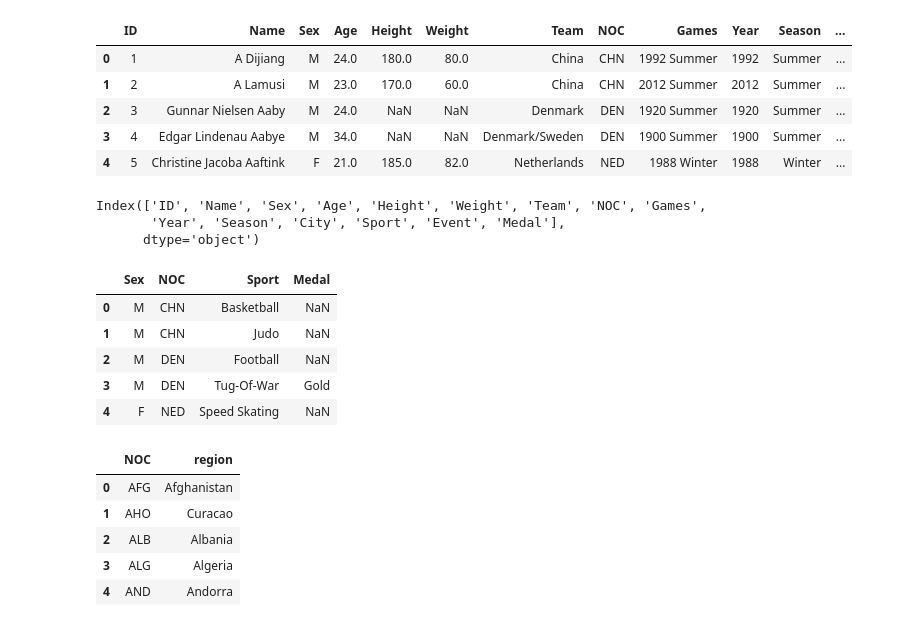
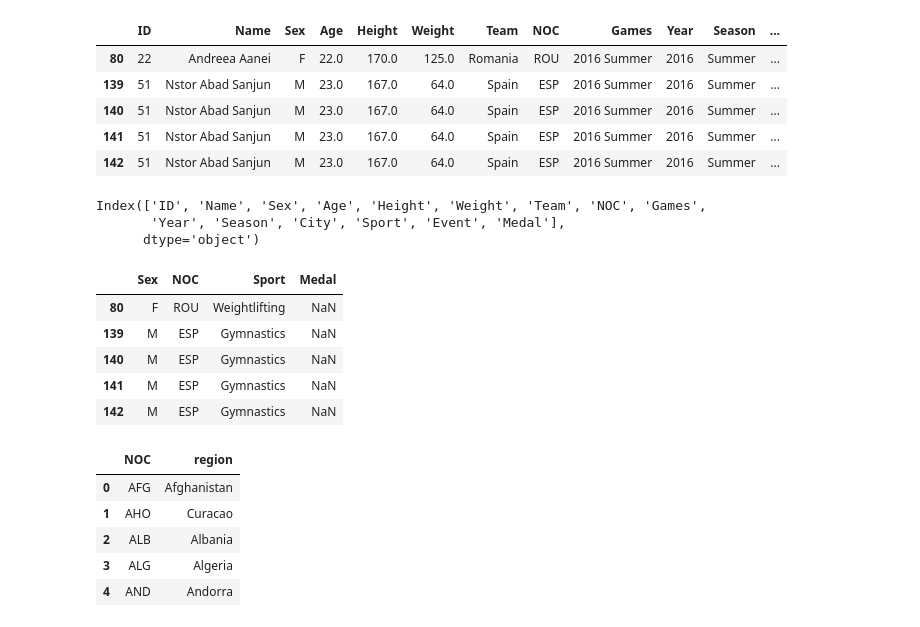
Before and after one commit to alpeshpatelgwu/etl_congressional, a Jupyter notebook: Olympics ETL - CLEAN.ipynb, the cells around one changed output. Saved outputs shown, nothing was run; the diff lists cells and outputs as text; code cells hidden in the pictures.

```diff
--- a/Olympics ETL - CLEAN.ipynb
+++ b/Olympics ETL - CLEAN.ipynb
@@ -7,15 +7,16 @@ pymysql.install_as_MySQLdb()
 # %%
 #Extract the Olympic data on how athlete's performed
 csv_file = "athlete_events.csv"
 athlete_events_df = pd.read_csv(csv_file)
+athlete_events_df = athlete_events_df[athlete_events_df["Year"] == 2016]
 athlete_events_df.head()
 # %% [output]
 |  | ID | Name | Sex | Age | Height | Weight | Team | NOC | Games | Year | Season | ... |
-| 0 | 1 | A Dijiang | M | 24.0 | 180.0 | 80.0 | China | CHN | 1992 Summer | 1992 | Summer | ... |
-| 1 | 2 | A Lamusi | M | 23.0 | 170.0 | 60.0 | China | CHN | 2012 Summer | 2012 | Summer | ... |
-| 2 | 3 | Gunnar Nielsen Aaby | M | 24.0 | NaN | NaN | Denmark | DEN | 1920 Summer | 1920 | Summer | ... |
-| 3 | 4 | Edgar Lindenau Aabye | M | 34.0 | NaN | NaN | Denmark/Sweden | DEN | 1900 Summer | 1900 | Summer | ... |
-| 4 | 5 | Christine Jacoba Aaftink | F | 21.0 | 185.0 | 82.0 | Netherlands | NED | 1988 Winter | 1988 | Winter | ... |
+| 80 | 22 | Andreea Aanei | F | 22.0 | 170.0 | 125.0 | Romania | ROU | 2016 Summer | 2016 | Summer | ... |
+| 139 | 51 | Nstor Abad Sanjun | M | 23.0 | 167.0 | 64.0 | Spain | ESP | 2016 Summer | 2016 | Summer | ... |
+| 140 | 51 | Nstor Abad Sanjun | M | 23.0 | 167.0 | 64.0 | Spain | ESP | 2016 Summer | 2016 | Summer | ... |
+| 141 | 51 | Nstor Abad Sanjun | M | 23.0 | 167.0 | 64.0 | Spain | ESP | 2016 Summer | 2016 | Summer | ... |
+| 142 | 51 | Nstor Abad Sanjun | M | 23.0 | 167.0 | 64.0 | Spain | ESP | 2016 Summer | 2016 | Summer | ... |
 # %%
 # Check the column headers
 athlete_events_df.columns
@@ -30,11 +31,11 @@ athlete_events_df.head()
 # 27116 Rows
 # %% [output]
 |  | Sex | NOC | Sport | Medal |
-| 0 | M | CHN | Basketball | NaN |
-| 1 | M | CHN | Judo | NaN |
-| 2 | M | DEN | Football | NaN |
-| 3 | M | DEN | Tug-Of-War | Gold |
-| 4 | F | NED | Speed Skating | NaN |
+| 80 | F | ROU | Weightlifting | NaN |
+| 139 | M | ESP | Gymnastics | NaN |
+| 140 | M | ESP | Gymnastics | NaN |
+| 141 | M | ESP | Gymnastics | NaN |
+| 142 | M | ESP | Gymnastics | NaN |
 # %%
 #Extract regions key from NOC CSV
 
```
Also changed, not shown: parts of 11 cells of this notebook.
